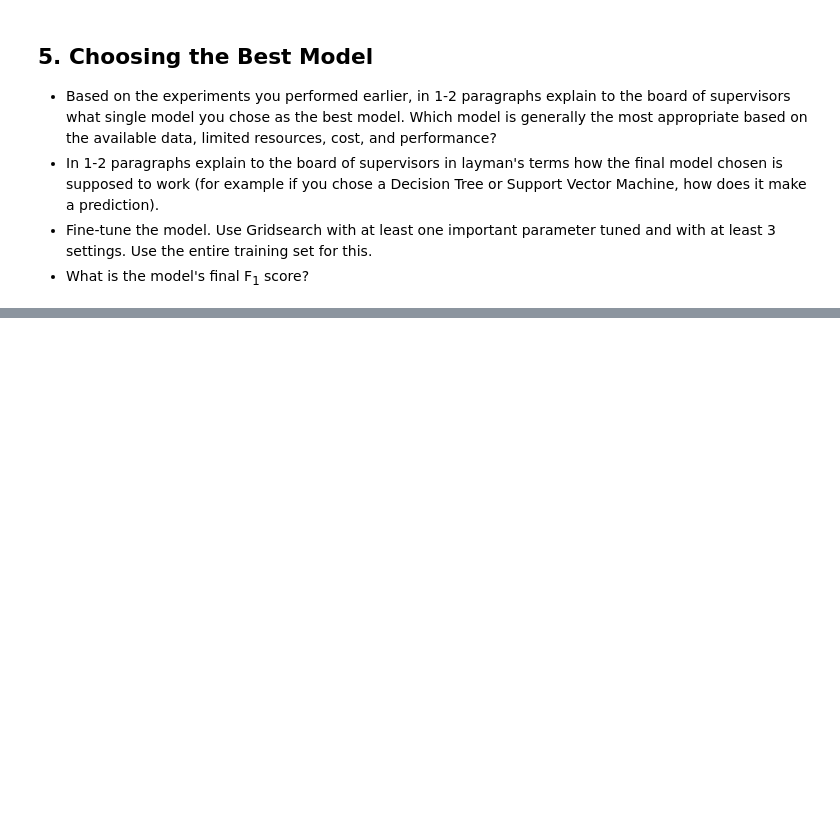
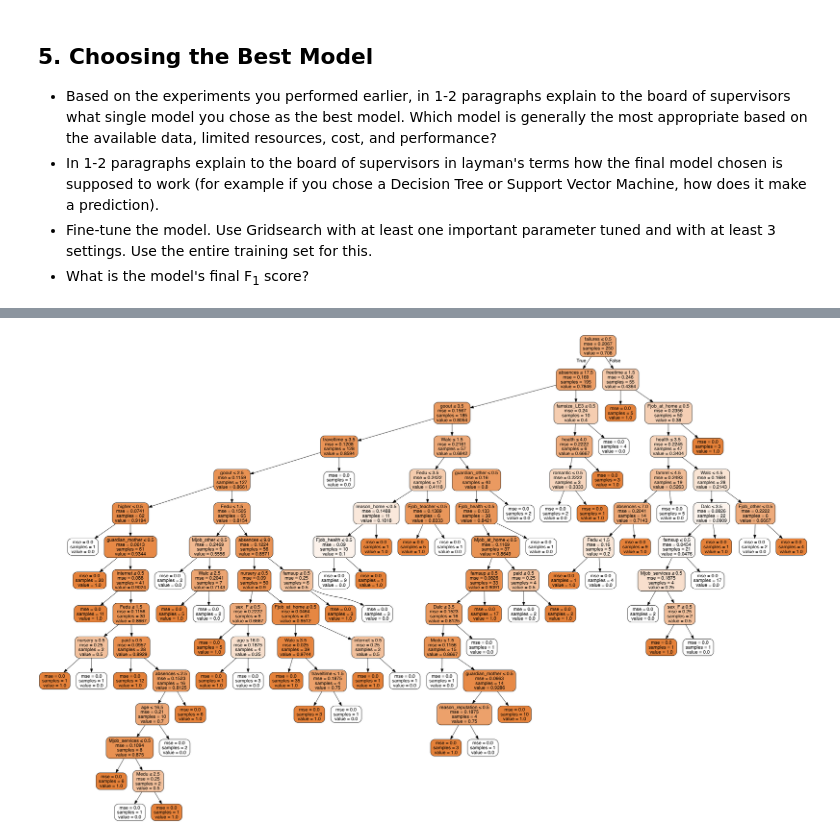
Before and after one commit to h55nick/machine-learning, a Jupyter notebook: projects/student_intervention/student_intervention.ipynb, the cells around one changed output, grey strips where cells are left out. Saved outputs shown, nothing was run; the diff lists cells and outputs as text; code cells hidden in the pictures; blank space fills up the shorter version.

```diff
--- a/projects/student_intervention/student_intervention.ipynb
+++ b/projects/student_intervention/student_intervention.ipynb
@@ -184,11 +169,12 @@ Note: You need to produce 3 such tables - one for each model.
 import time
 
 def train_classifier(clf, X_train, y_train):
-    print("Training {}...".format(clf.__class__.__name__))
+    # print("Training {}...".format(clf.__class__.__name__))
     start = time.time()
     clf.fit(X_train, y_train)
     end = time.time()
-    print("Done!\nTraining time (secs): {:.3f}".format(end - start))
+    # print("Done!\nTraining time (secs): {:.3f}".format(end - start))
+    return end - start
 
 # TODO: Choose a model, import it and instantiate an object
 from sklearn.tree import DecisionTreeRegressor
@@ -196,5 +182,5 @@ clf = DecisionTreeRegressor()
 
 # Fit model to training data
 train_classifier(clf, X_train, y_train)  # note: using entire training set here
-#print clf  # you can inspect the learned model by printing it
+print(clf)  # you can inspect the learned model by printing it
 # %% [output]
@@ -205,12 +193,12 @@ ValueError: could not convert string to float: 'yes'
 from sklearn.metrics import f1_score
 
 def predict_labels(clf, features, target):
-    print "Predicting labels using {}...".format(clf.__class__.__name__)
+    # print("Predicting labels using {}...".format(clf.__class__.__name__))
     start = time.time()
     y_pred = clf.predict(features)
     end = time.time()
-    print "Done!\nPrediction time (secs): {:.3f}".format(end - start)
-    return f1_score(target.values, y_pred, pos_label='yes')
+    # print("Done!\nPrediction time (secs): {:.3f}".format(end - start))
+    return f1_score(target.values, y_pred, pos_label=1), end - start
 
 train_f1_score = predict_labels(clf, X_train, y_train)
-print "F1 score for training set: {}".format(train_f1_score)
+print("F1 score for training set: {}".format(train_f1_score))
@@ -232,0 +288,11 @@ def train_predict(clf, X_train, y_train, X_test, y_test):
+# %%
+# making helper method for clf testing on training-size
+def run_analysis(clf):
+    #results = []
+    result = train_predict(clf, X_train, y_train, X_test, y_test)
+    #results.append(result)
+    #results_table = pd.DataFrame(results)
+    #print(results_table.sort_values('f1_test'))
+    return result
+
+print('run-analysis loaded...')
@@ -232,0 +317,2 @@ def train_predict(clf, X_train, y_train, X_test, y_test):
+# %%
+run_analysis(decision_tree_clf_default)
@@ -241,0 +521,19 @@ def train_predict(clf, X_train, y_train, X_test, y_test):
+# %%
+# trying to get the cool graph that is found here:
+# http://scikit-learn.org/stable/modules/tree.html#complexity
+from IPython.display import Image
+from sklearn.externals.six import StringIO
+from sklearn import tree
+#
+import pydotplus
+
+dot_data = StringIO()
+tree.export_graphviz(decision_tree_clf_default, out_file=dot_data,
+                         feature_names=X_all_new.columns,
+                         class_names=['success', 'fail'],
+                         filled=True, rounded=True,
+                         special_characters=True)
+graph = pydotplus.graph_from_dot_data(dot_data.getvalue())
+Image(graph.create_png())
+# %% [output]
+[figure, added]
```
Also changed, not shown: parts of 28 cells of this notebook.
